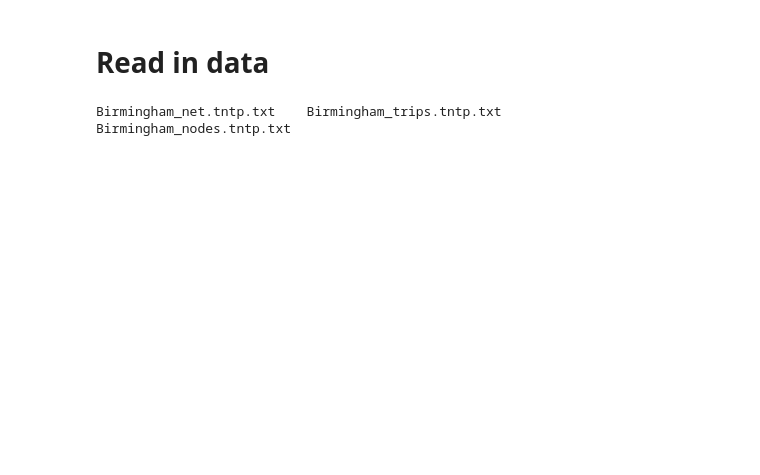
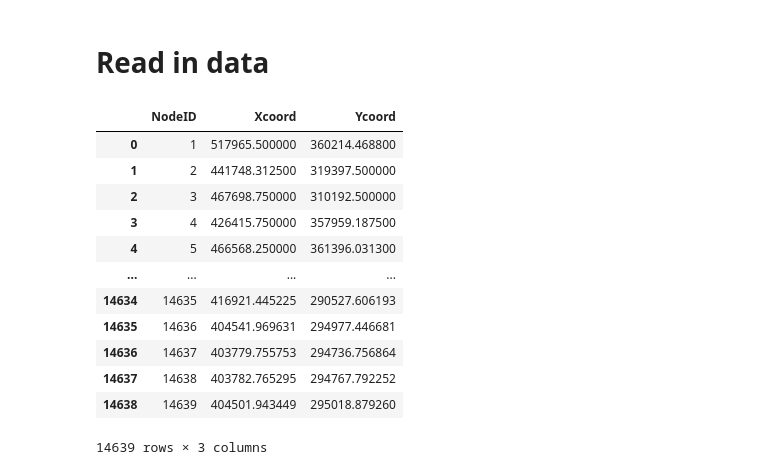
Before and after one commit to BenSeimon/Networks_Term_Paper, a Jupyter notebook: Code/Python/Networks_Term_Paper_First_Pass_Ben.ipynb, the cells around one changed output. Drawn from its saved outputs; the diff is of its cells as text; code cells hidden in the pictures; blank space fills up the shorter version.

```diff
--- a/Code/Python/Networks_Term_Paper_First_Pass_Ben.ipynb
+++ b/Code/Python/Networks_Term_Paper_First_Pass_Ben.ipynb
@@ -18,5 +34,5 @@ data_path = '/Users/benseimon/Documents/Barca GSE/Studies/Term 2/Networks/Term P
 data_path
 city = 'Birmingham'
 network_file = city+'_net.tntp'
-nodes_file = city+'_nodes.tntp'
+node_file = city+'_nodes.tntp'
 trip_file = city+'_trips.tntp'
@@ -25,8 +39,3 @@ os.chdir(data_path + city)
-# %%
-ls
-# %% [output]
-Birmingham_net.tntp.txt    Birmingham_trips.tntp.txt
-Birmingham_nodes.tntp.txt
 # %%
 #below code taken from https://github.com/bstabler/TransportationNetworks/blob/master/_scripts/parsing%20networks%20in%20Python.ipynb
 
@@ -40,0 +59,16 @@ net.drop(['~', ';'], axis=1, inplace=True)
+# %%
+brum_nodes
+# %% [output]
+|  | NodeID | Xcoord | Ycoord |
+| 0 | 1 | 517965.500000 | 360214.468800 |
+| 1 | 2 | 441748.312500 | 319397.500000 |
+| 2 | 3 | 467698.750000 | 310192.500000 |
+| 3 | 4 | 426415.750000 | 357959.187500 |
+| 4 | 5 | 466568.250000 | 361396.031300 |
+| ... | ... | ... | ... |
+| 14634 | 14635 | 416921.445225 | 290527.606193 |
+| 14635 | 14636 | 404541.969631 | 294977.446681 |
+| 14636 | 14637 | 403779.755753 | 294736.756864 |
+| 14637 | 14638 | 403782.765295 | 294767.792252 |
+| 14638 | 14639 | 404501.943449 | 295018.879260 |
+14639 rows × 3 columns
```
Also changed, not shown: parts of 41 cells of this notebook, 5 other files.
